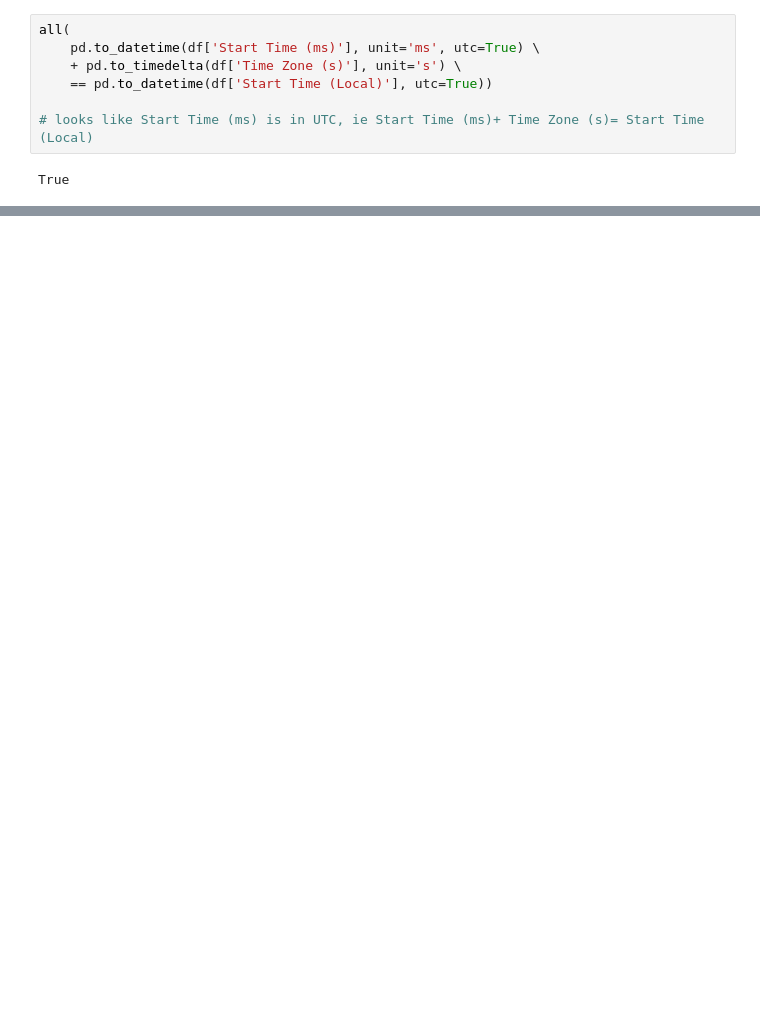
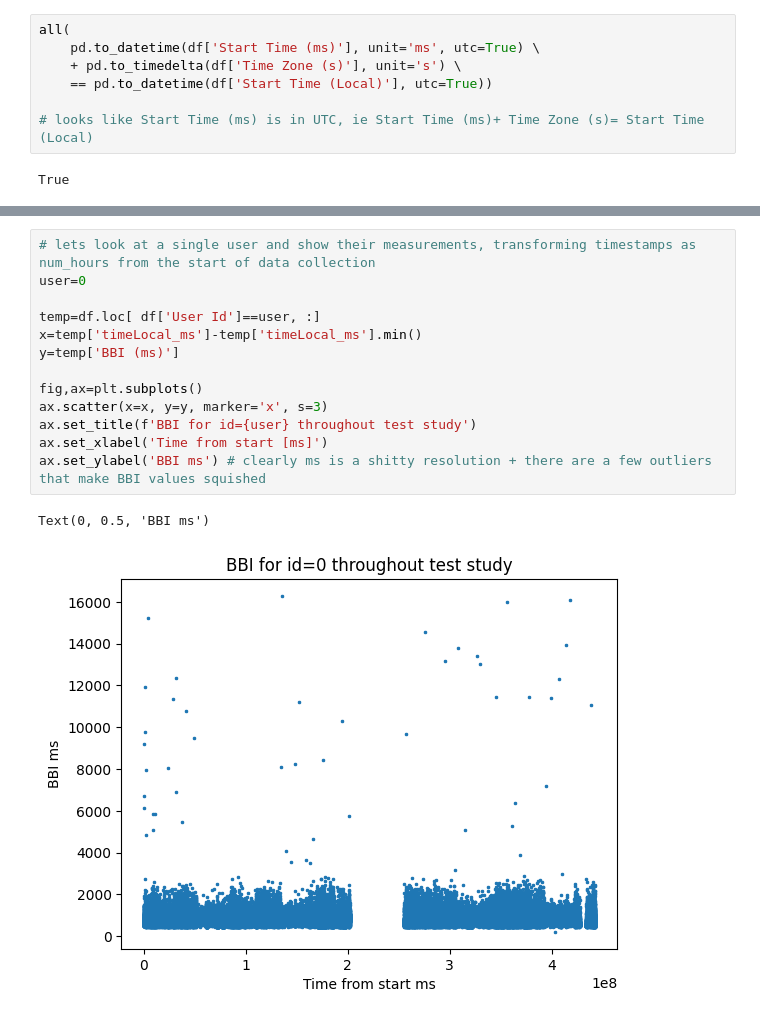
Before and after one commit to mol2people/tiktok_hrv, a Jupyter notebook: eda_hrv.ipynb, the cells around one changed output, grey strips where cells are left out. Saved outputs shown, nothing was run; the diff lists cells and outputs as text; blank space fills up the shorter version.

```diff
--- a/eda_hrv.ipynb
+++ b/eda_hrv.ipynb
@@ -150 +176,17 @@ User Id
 Name: timeLocal_ms, dtype: timedelta64[ns]
+# %%
+# lets look at a single user and show their measurements, transforming timestamps as num_hours from the start of data collection
+user=0
+
+temp=df.loc[ df['User Id']==user, :]
+x=temp['timeLocal_ms']-temp['timeLocal_ms'].min()
+y=temp['BBI (ms)']
+
+fig,ax=plt.subplots()
+ax.scatter(x=x, y=y, marker='x', s=3)
+ax.set_title(f'BBI for id={user} throughout test study')
+ax.set_xlabel('Time from start [ms]')
+ax.set_ylabel('BBI ms') # clearly ms is a shitty resolution + there are a few outliers that make BBI values squished
+# %% [output]
+Text(0, 0.5, 'BBI ms')
+[figure, added]
```
Also changed, not shown: parts of 38 cells of this notebook.
